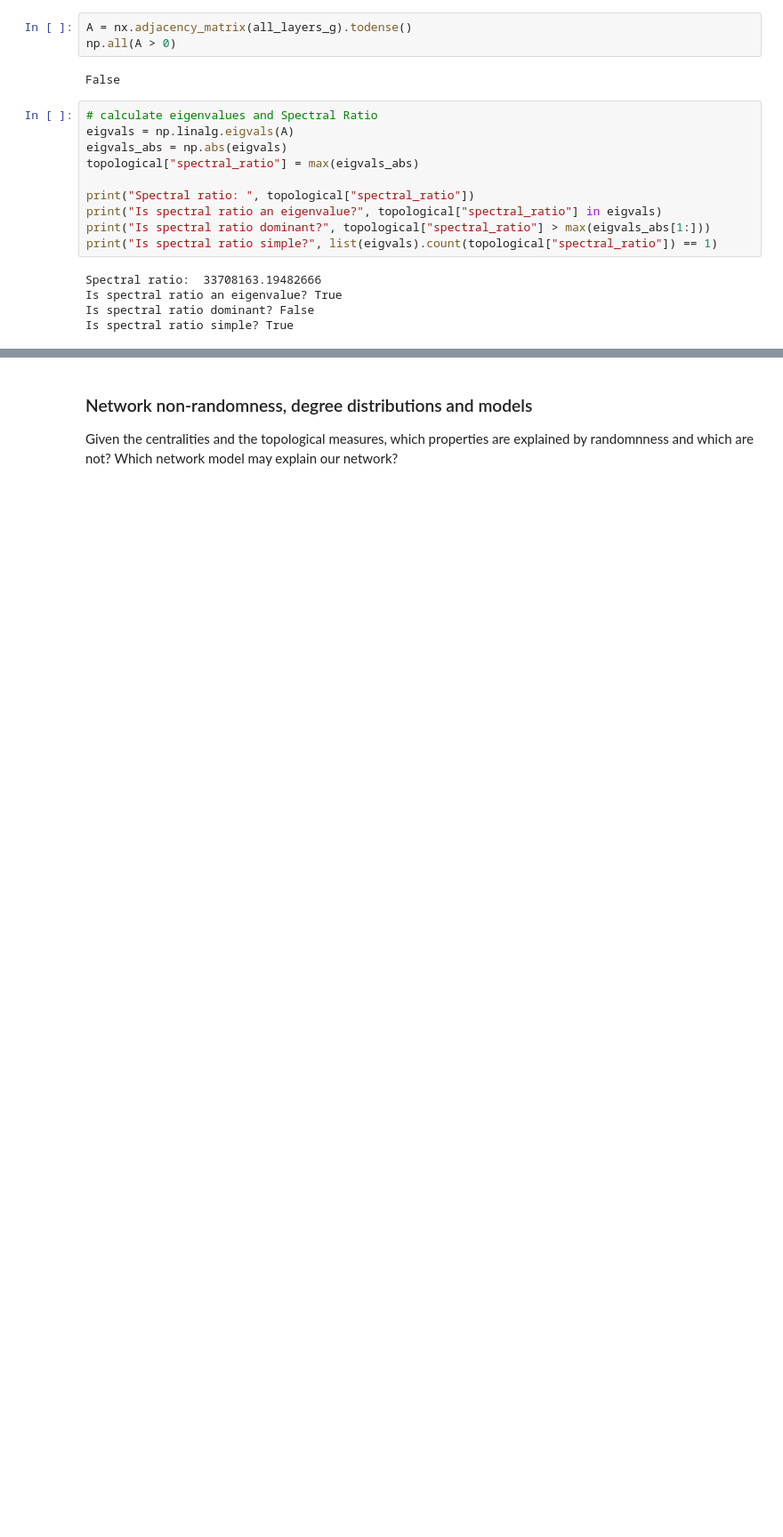
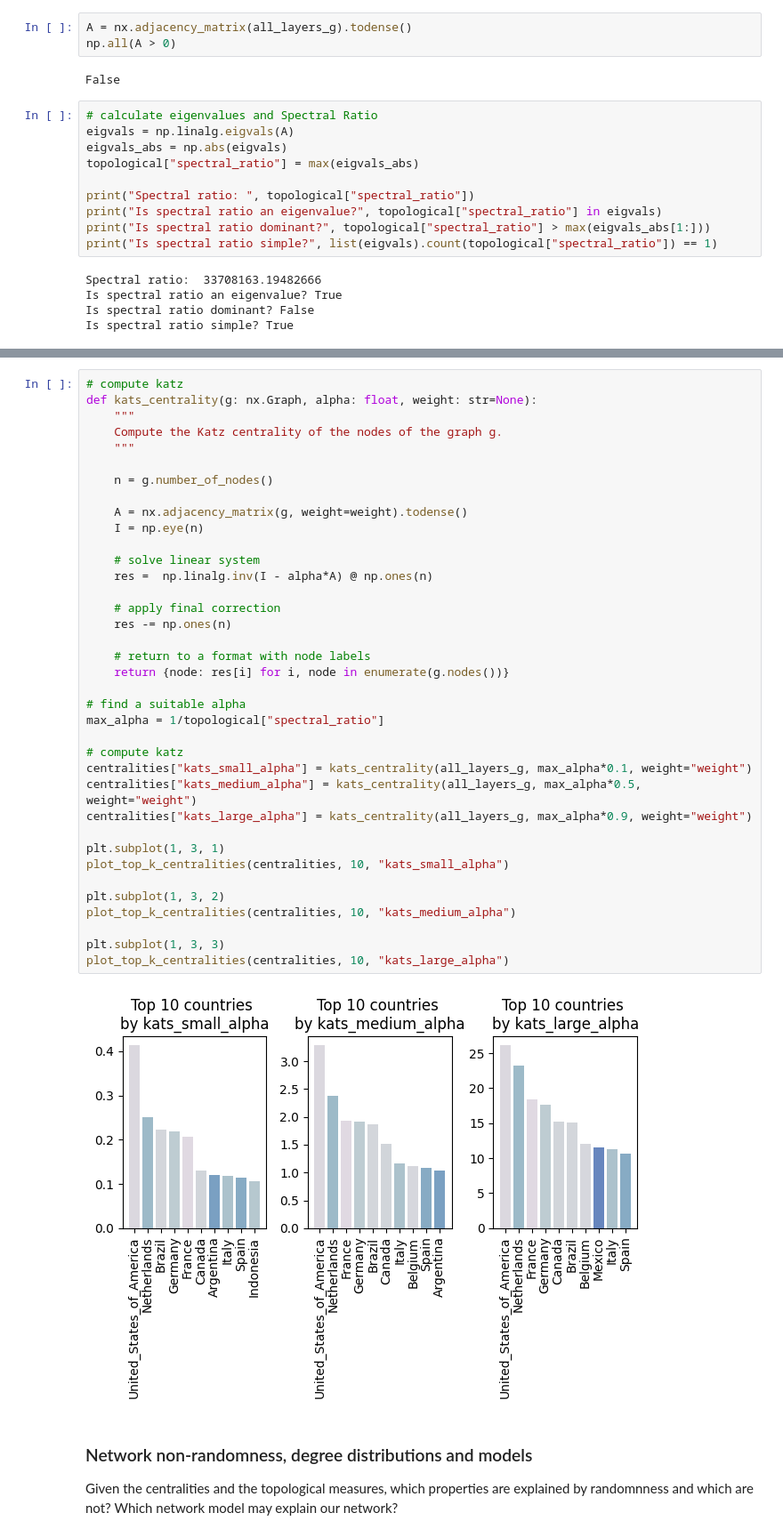
Before and after one commit to emanuelena49/fao-trade-network-analysis, a Jupyter notebook: fao_trade.ipynb, the cells around one changed output, grey strips where cells are left out. Shown at 89% size. Cells and saved outputs as stored; diff of their text form; blank space fills up the shorter version.

```diff
--- a/fao_trade.ipynb
+++ b/fao_trade.ipynb
@@ -575,3 +612,42 @@ nx.pagerank(all_layers_g.reverse())
+# %%
+# compute katz
+def kats_centrality(g: nx.Graph, alpha: float, weight: str=None):
+    """
+    Compute the Katz centrality of the nodes of the graph g.
+    """
+
+    n = g.number_of_nodes()
+
+    A = nx.adjacency_matrix(g, weight=weight).todense()
+    I = np.eye(n)
+
+    # solve linear system
+    res =  np.linalg.inv(I - alpha*A) @ np.ones(n)
+
+    # apply final correction
+    res -= np.ones(n)
+
+    # return to a format with node labels
+    return {node: res[i] for i, node in enumerate(g.nodes())}
+
+# find a suitable alpha
+max_alpha = 1/topological["spectral_ratio"]
+
+# compute katz
+centralities["kats_small_alpha"] = kats_centrality(all_layers_g, max_alpha*0.1, weight="weight")
+centralities["kats_medium_alpha"] = kats_centrality(all_layers_g, max_alpha*0.5, weight="weight")
+centralities["kats_large_alpha"] = kats_centrality(all_layers_g, max_alpha*0.9, weight="weight")
+
+plt.subplot(1, 3, 1)
+plot_top_k_centralities(centralities, 10, "kats_small_alpha")
+
+plt.subplot(1, 3, 2)
+plot_top_k_centralities(centralities, 10, "kats_medium_alpha")
+
+plt.subplot(1, 3, 3)
+plot_top_k_centralities(centralities, 10, "kats_large_alpha")
+# %% [output]
+[figure, added]
 # %% [markdown]
 ### Network non-randomness, degree distributions and models
 
```
Also changed, not shown: parts of 15 cells of this notebook.
